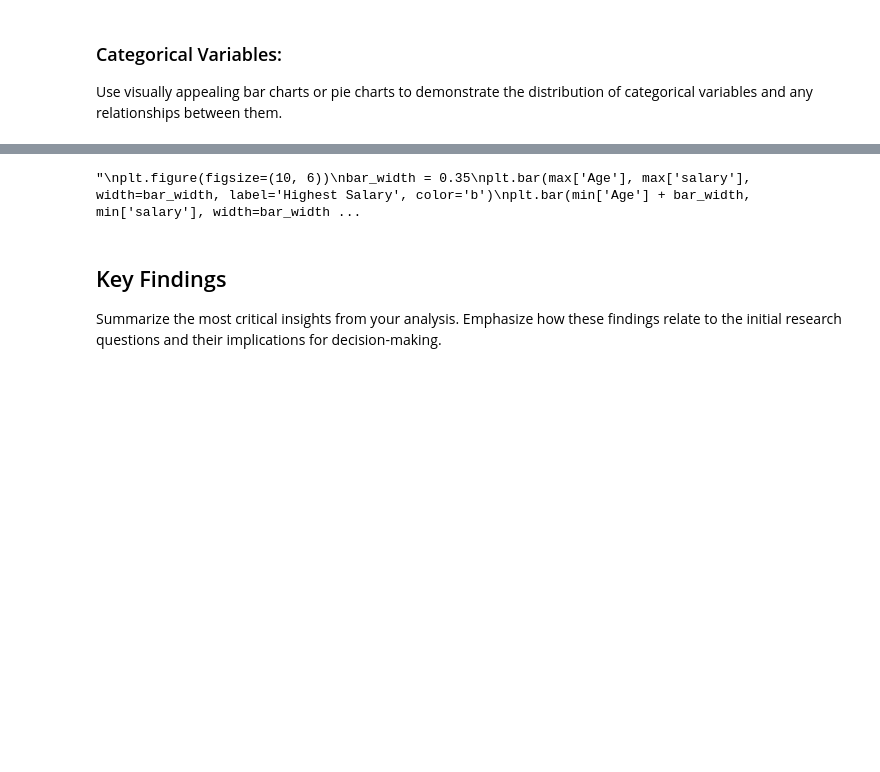
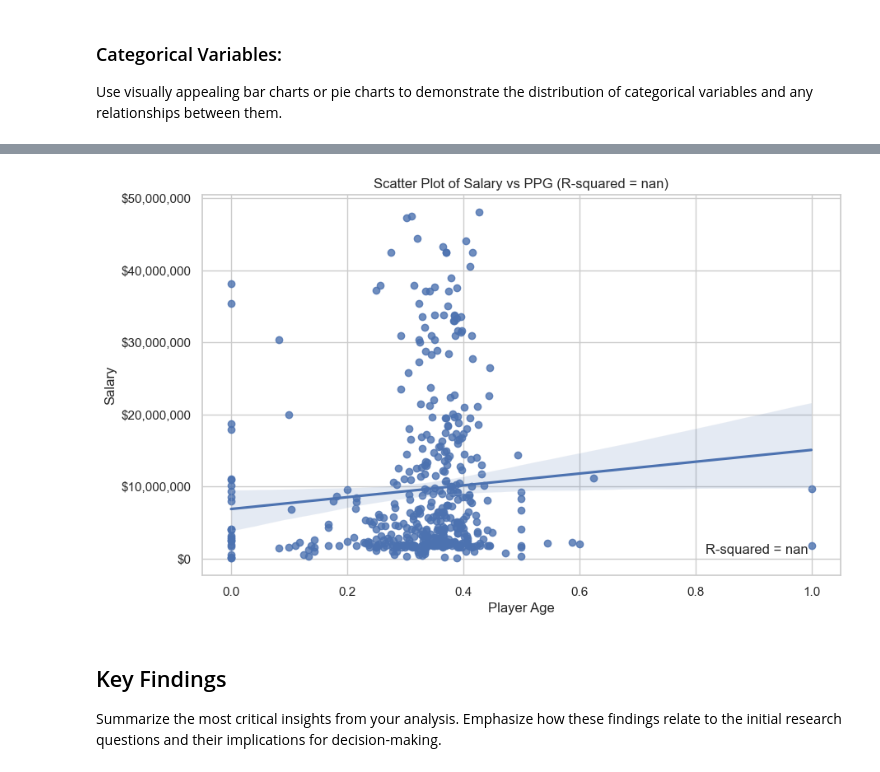
Before and after one commit to Harg-Ryan/NBA-Salary-Exploratory-Analysis-2022_23-Season, a Jupyter notebook: notebooks/NBASalaryAnalysisReport.ipynb, the cells around one changed output, grey strips where cells are left out. Cells and saved outputs as stored; diff of their text form; code cells hidden in the pictures; blank space fills up the shorter version.

```diff
--- a/notebooks/NBASalaryAnalysisReport.ipynb
+++ b/notebooks/NBASalaryAnalysisReport.ipynb
@@ -415,16 +495,26 @@ result = result.sort_values(by='Age')
-# %%
-'''
-plt.figure(figsize=(10, 6))
-bar_width = 0.35
-plt.bar(max['Age'], max['salary'], width=bar_width, label='Highest Salary', color='b')
-plt.bar(min['Age'] + bar_width, min['salary'], width=bar_width, label='Lowest Salary', color='r')
-plt.xlabel('Age')
-plt.ylabel('Salary')
-plt.title('Average Salary by Age')
-plt.xticks(range(19, 43))
-plt.show()'''
-# %% [output]
-"\nplt.figure(figsize=(10, 6))\nbar_width = 0.35\nplt.bar(max['Age'], max['salary'], width=bar_width, label='Highest Salary', color='b')\nplt.bar(min['Age'] + bar_width, min['salary'], width=bar_width ...
+# %%
+# Set the figure size and style of the plot
+plt.figure(figsize=(10, 6))
+sns.set(style="whitegrid")
+# Create the scatter plot
+scatter_plot = sns.regplot(x="3P%", y="salary", data=df)
+# Calculate the linear regression parameters
+slope, intercept, r_value, p_value, std_err = scipy.stats.linregress(df['3P%'], df['salary'])
+r_squared = r_value ** 2
+# Add labels and title
+plt.xlabel("Player Age")
+plt.ylabel("Salary")
+plt.title("Scatter Plot of Salary vs PPG (R-squared = {:.2f})".format(r_squared))
+# Customize legend
+ax = scatter_plot.axes
+ax.yaxis.set_major_formatter(ticker.FuncFormatter(lambda x, pos: '${:,.0f}'.format(x)))
+# Display R-squared value on the plot
+plt.text(0.95, 0.05, f'R-squared = {r_squared:.2f}', transform=ax.transAxes, fontsize=12,
+         verticalalignment='bottom', horizontalalignment='right')
+# Show the plot
+plt.show()
+# %% [output]
+[figure, added]
 # %% [markdown]
 ## Key Findings
 
```
Also changed, not shown: parts of 5 cells of this notebook.
